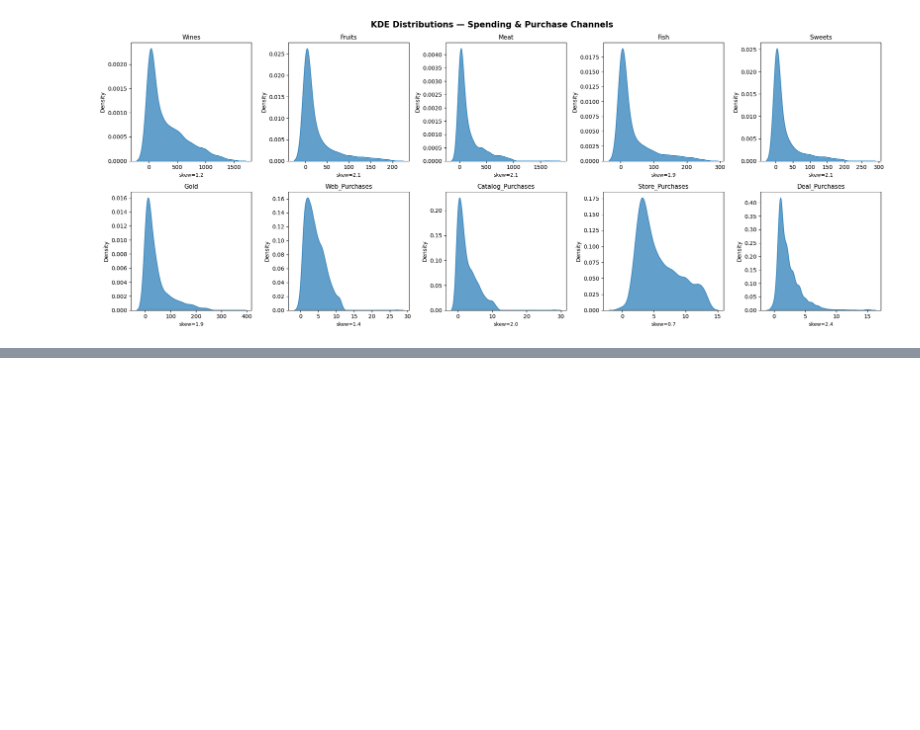
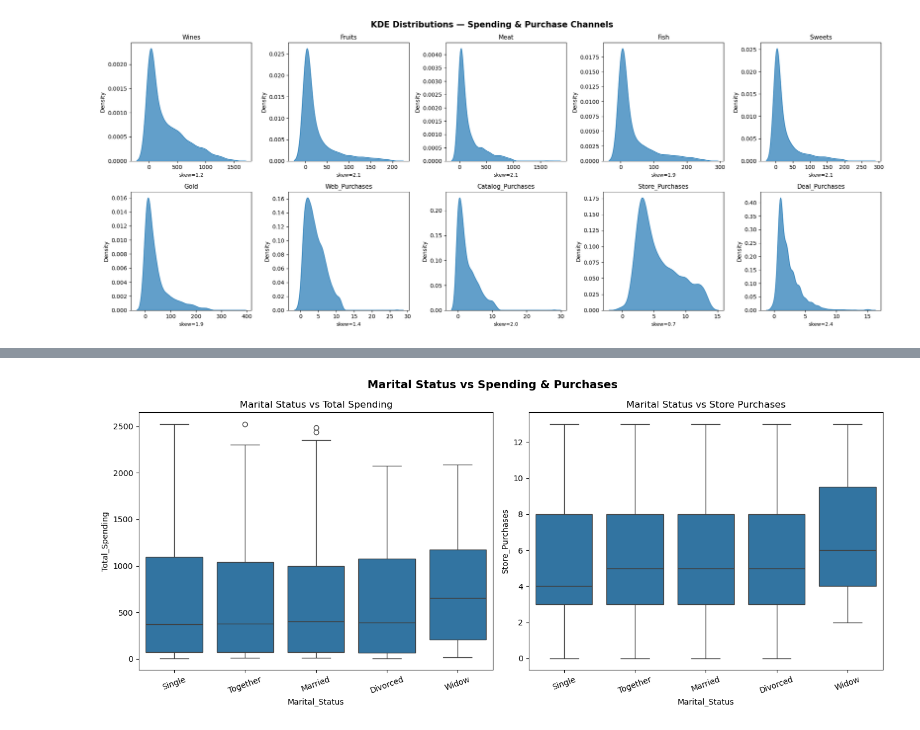
Before and after one commit to papocun/Customer-Segmentation-Project, a Jupyter notebook: Notebooks/Eda.ipynb, the cells around one changed output, grey strips where cells are left out. Cells and saved outputs as stored; diff of their text form; code cells hidden in the pictures; blank space fills up the shorter version.

```diff
--- a/Notebooks/Eda.ipynb
+++ b/Notebooks/Eda.ipynb
@@ -704,0 +752,17 @@ plt.show()
+# %%
+# Marital Status vs Total Spending
+fig, axes = plt.subplots(1, 2, figsize=(14, 6))
+fig.suptitle('Marital Status vs Spending & Purchases', fontsize=14, fontweight='bold')
+
+sns.boxplot(data=df, x='Marital_Status', y='Total_Spending', ax=axes[0])
+axes[0].set_title('Marital Status vs Total Spending')
+axes[0].set_xticklabels(axes[0].get_xticklabels(), rotation=20)
+
+sns.boxplot(data=df, x='Marital_Status', y='Store_Purchases', ax=axes[1])
+axes[1].set_title('Marital Status vs Store Purchases')
+axes[1].set_xticklabels(axes[1].get_xticklabels(), rotation=20)
+
+plt.tight_layout()
+plt.show()
+# %% [output]
+[figure, added]
```
Also changed, not shown: parts of 8 cells of this notebook.
